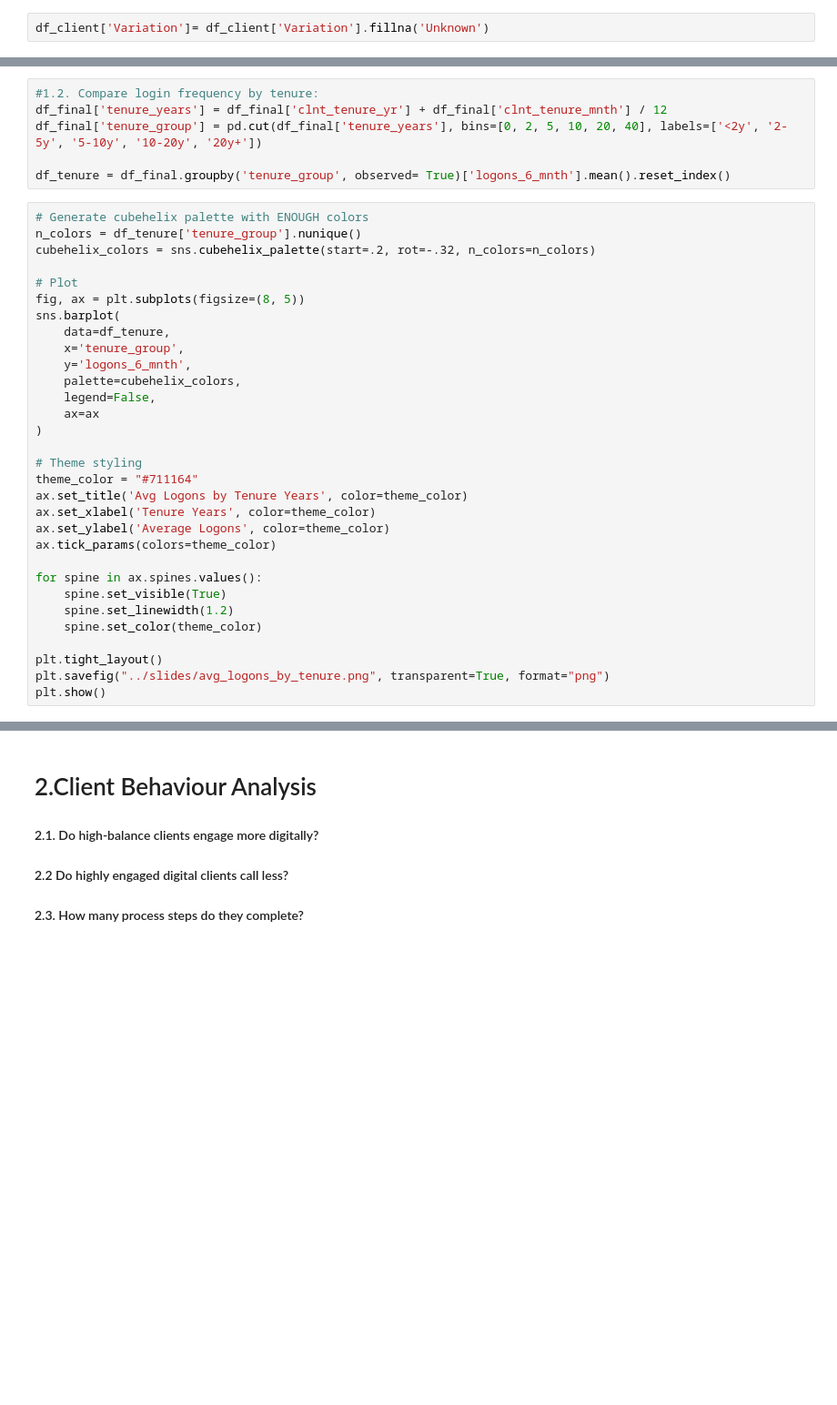
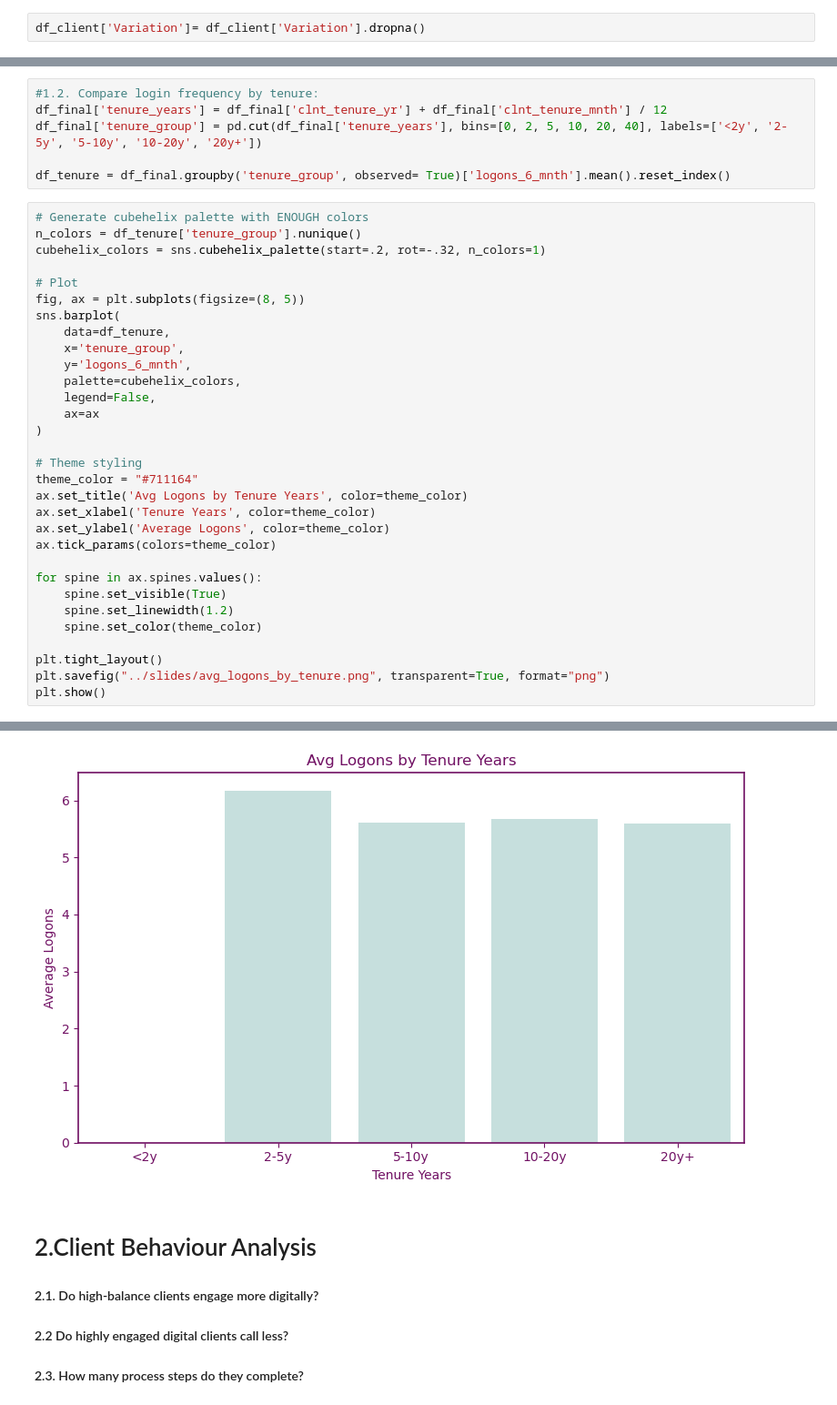
Before and after one commit to esradem/vanguard-ab-test-, a Jupyter notebook: notebooks/Project_Week5_cleaning.ipynb, the cells around one changed output, grey strips where cells are left out. Shown: that part at 91% size. Drawn from its saved outputs; the diff is of its cells as text; blank space fills up the shorter version.

```diff
--- a/notebooks/Project_Week5_cleaning.ipynb
+++ b/notebooks/Project_Week5_cleaning.ipynb
@@ -54,7 +122,7 @@ quick_data_report(df_web)
 # %%
 df_demo.dropna(inplace=True)
 # %%
-df_client['Variation']= df_client['Variation'].fillna('Unknown')
+df_client['Variation']= df_client['Variation'].dropna()
 # %% [markdown]
 # Merge datasets
 # %%
@@ -154,7 +240,7 @@ df_tenure = df_final.groupby('tenure_group', observed= True)['logons_6_mnth'].me
 # %%
 # Generate cubehelix palette with ENOUGH colors
 n_colors = df_tenure['tenure_group'].nunique()
-cubehelix_colors = sns.cubehelix_palette(start=.2, rot=-.32, n_colors=n_colors)
+cubehelix_colors = sns.cubehelix_palette(start=.2, rot=-.32, n_colors=1)
 
 # Plot
 fig, ax = plt.subplots(figsize=(8, 5))
@@ -182,3 +268,4 @@ for spine in ax.spines.values():
 plt.tight_layout()
 plt.savefig("../slides/avg_logons_by_tenure.png", transparent=True, format="png")
 plt.show()
+# %% [output]
@@ -185,3 +277,4 @@ plt.show()
+[figure, added]
 # %% [markdown]
 # 2.Client Behaviour Analysis
 #### 2.1. Do high-balance clients engage more digitally?
```
Also changed, not shown: parts of 29 cells of this notebook, 4 other files.
